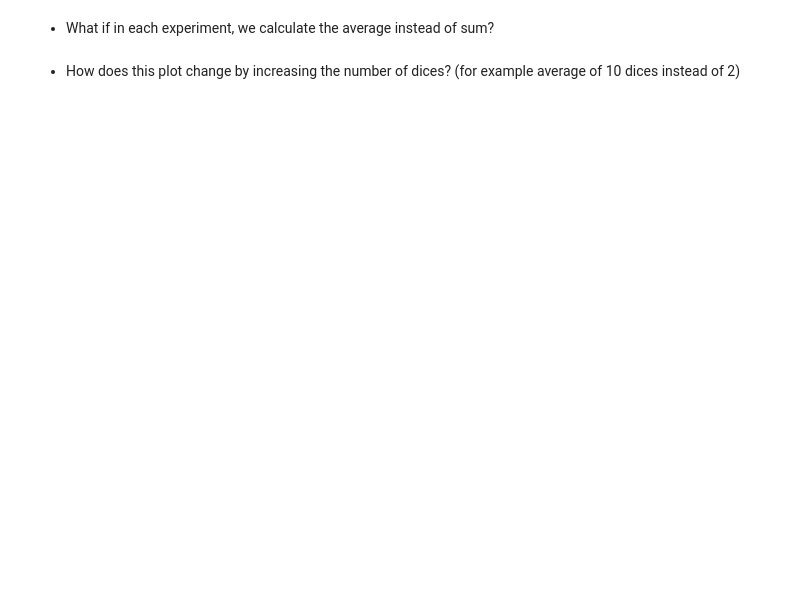
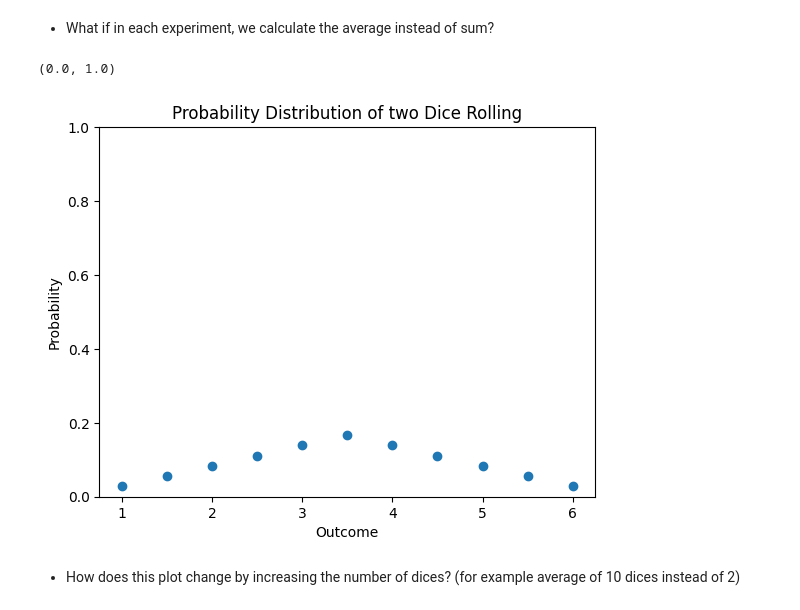
Before and after one commit to lalopezpa/stochastics, a Jupyter notebook: Tutorial_01.ipynb, the cells around one changed output. Drawn from its saved outputs; the diff is of its cells as text; code cells hidden in the pictures; blank space fills up the shorter version.

```diff
--- a/Tutorial_01.ipynb
+++ b/Tutorial_01.ipynb
@@ -180,20 +198,23 @@ plt.ylim(0,1)
 *   What if in each experiment, we calculate the average instead of sum?
 # %%
 ## start
-total_outcomes = None
+total_outcomes = 6*6
 ## end
 
 possible_avgs = [s/2 for s in possible_sums]
 
 probs = [1/total_outcomes,2/total_outcomes,3/total_outcomes,4/total_outcomes,
          5/total_outcomes,6/total_outcomes,5/total_outcomes,4/total_outcomes,
          3/total_outcomes,2/total_outcomes,1/total_outcomes]
 
 plt.scatter(possible_avgs, probs)
 plt.title('Probability Distribution of two Dice Rolling')
 plt.xlabel('Outcome')
 plt.ylabel('Probability')
 plt.ylim(0,1)
+# %% [output]
+(0.0, 1.0)
+[figure, added]
 # %% [markdown]
 
 
```
Also changed, not shown: parts of 9 cells of this notebook.
